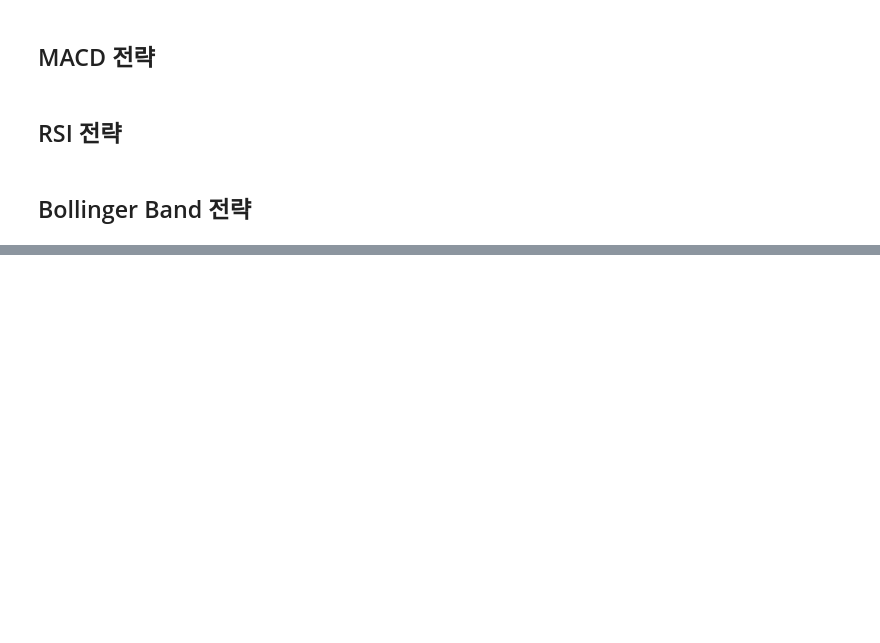
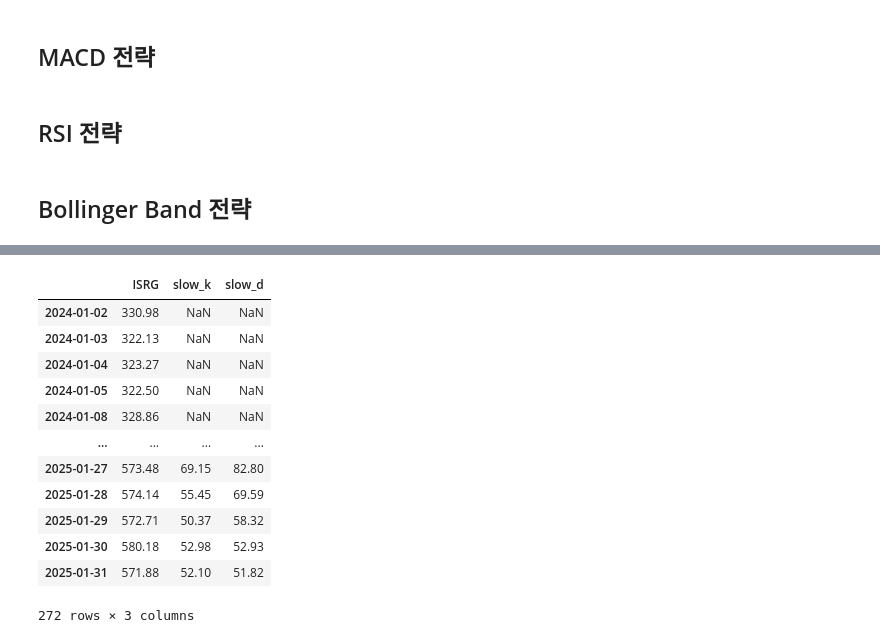
Before and after one commit to djimme/finterstellarDJ, a Jupyter notebook: Quant ch3.ipynb, the cells around one changed output, grey strips where cells are left out. Cells and saved outputs as stored; diff of their text form; code cells hidden in the pictures; blank space fills up the shorter version.

```diff
--- a/Quant ch3.ipynb
+++ b/Quant ch3.ipynb
@@ -664,0 +239,16 @@ Benchmark MDD: -26.55%
+# %%
+fs.stochastic(df_sto, sym_sto)
+# %% [output]
+|  | ISRG | slow_k | slow_d |
+| 2024-01-02 | 330.98 | NaN | NaN |
+| 2024-01-03 | 322.13 | NaN | NaN |
+| 2024-01-04 | 323.27 | NaN | NaN |
+| 2024-01-05 | 322.50 | NaN | NaN |
+| 2024-01-08 | 328.86 | NaN | NaN |
+| ... | ... | ... | ... |
+| 2025-01-27 | 573.48 | 69.15 | 82.80 |
+| 2025-01-28 | 574.14 | 55.45 | 69.59 |
+| 2025-01-29 | 572.71 | 50.37 | 58.32 |
+| 2025-01-30 | 580.18 | 52.98 | 52.93 |
+| 2025-01-31 | 571.88 | 52.10 | 51.82 |
+272 rows × 3 columns
```
Also changed, not shown: parts of 42 cells of this notebook.
